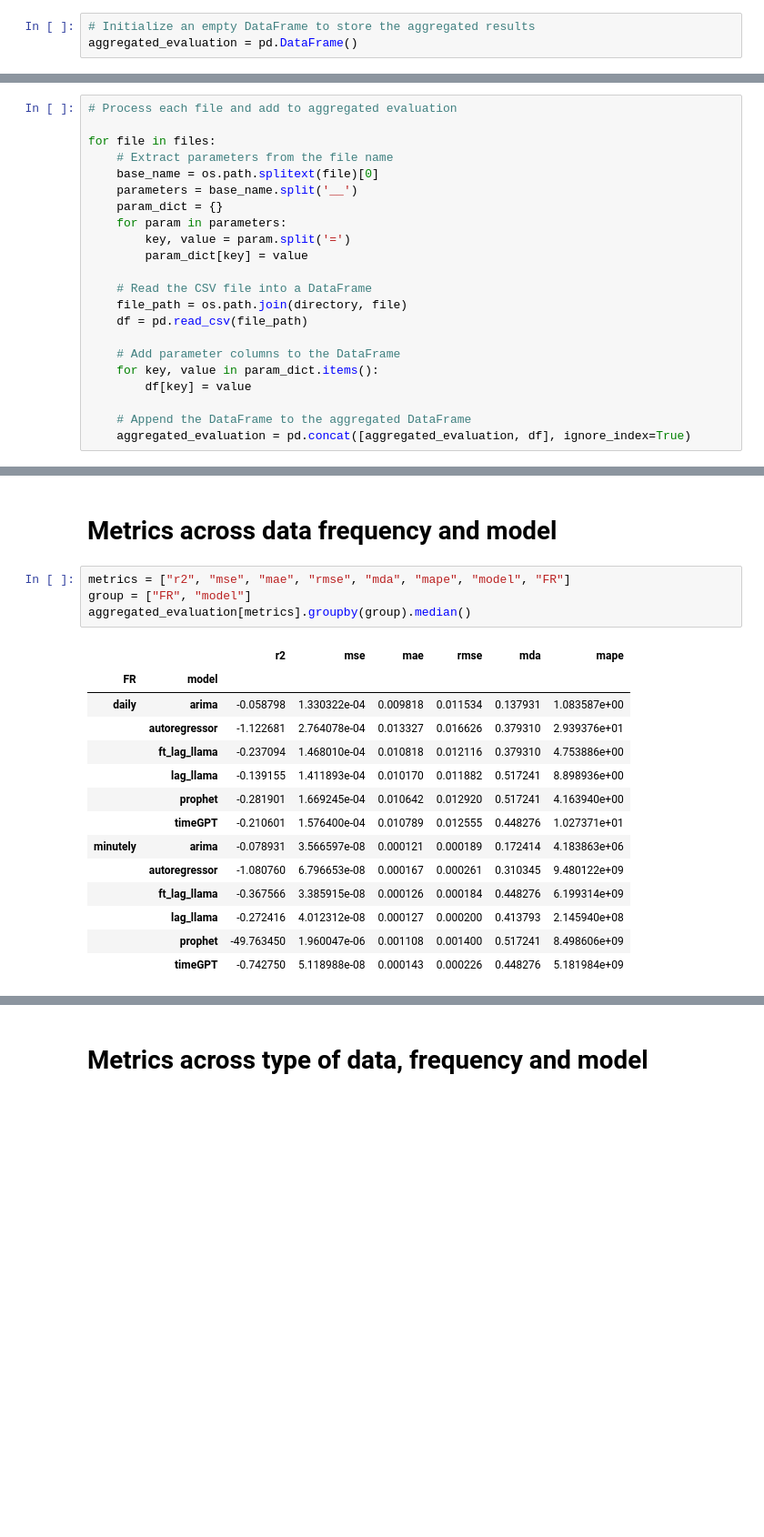
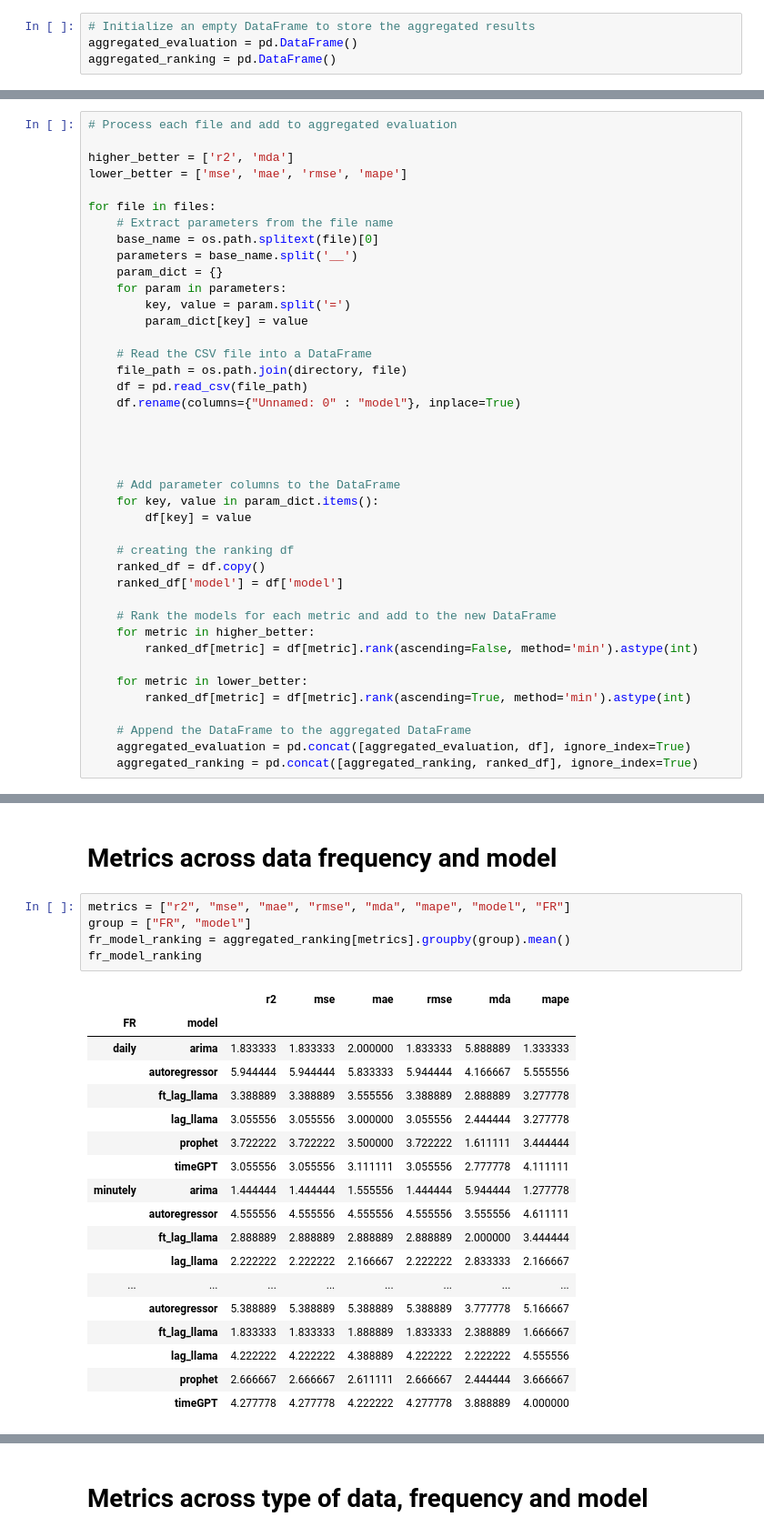
Before and after one commit to filip-topic/Time-Series-Foundation-Models-in-Financial-time-series-prediction, a Jupyter notebook: data_analysis.ipynb, the cells around one changed output, grey strips where cells are left out. Shown at 91% size. Saved outputs shown, nothing was run; the diff lists cells and outputs as text; blank space fills up the shorter version.

```diff
--- a/data_analysis.ipynb
+++ b/data_analysis.ipynb
@@ -15,11 +33,15 @@ directory = os.path.abspath(os.path.join(project_folder, "results", "evaluation"
 # %%
 # Initialize an empty DataFrame to store the aggregated results
 aggregated_evaluation = pd.DataFrame()
+aggregated_ranking = pd.DataFrame()
 # %%
 # List all files in the directory
 files = [f for f in os.listdir(directory) if f.endswith('.csv')]
 # %%
 # Process each file and add to aggregated evaluation
+
+higher_better = ['r2', 'mda']
+lower_better = ['mse', 'mae', 'rmse', 'mape']
 
 for file in files:
     # Extract parameters from the file name
@@ -33,10 +55,26 @@ for file in files:
     # Read the CSV file into a DataFrame
     file_path = os.path.join(directory, file)
     df = pd.read_csv(file_path)
+    df.rename(columns={"Unnamed: 0" : "model"}, inplace=True)
+
+
+
 
     # Add parameter columns to the DataFrame
     for key, value in param_dict.items():
         df[key] = value
 
+    # creating the ranking df
+    ranked_df = df.copy()
+    ranked_df['model'] = df['model']
+
+    # Rank the models for each metric and add to the new DataFrame
+    for metric in higher_better:
+        ranked_df[metric] = df[metric].rank(ascending=False, method='min').astype(int)
+
+    for metric in lower_better:
+        ranked_df[metric] = df[metric].rank(ascending=True, method='min').astype(int)
+
     # Append the DataFrame to the aggregated DataFrame
     aggregated_evaluation = pd.concat([aggregated_evaluation, df], ignore_index=True)
+    aggregated_ranking = pd.concat([aggregated_ranking, ranked_df], ignore_index=True)
@@ -204,19 +243,24 @@ table
 # %%
 metrics = ["r2", "mse", "mae", "rmse", "mda", "mape", "model", "FR"]
 group = ["FR", "model"]
-aggregated_evaluation[metrics].groupby(group).median()
+fr_model_ranking = aggregated_ranking[metrics].groupby(group).mean()
+fr_model_ranking
 # %% [output]
 |  |  | r2 | mse | mae | rmse | mda | mape |
 | FR | model |  |  |  |  |  |  |
-| daily | arima | -0.058798 | 1.330322e-04 | 0.009818 | 0.011534 | 0.137931 | 1.083587e+00 |
-|  | autoregressor | -1.122681 | 2.764078e-04 | 0.013327 | 0.016626 | 0.379310 | 2.939376e+01 |
-|  | ft_lag_llama | -0.237094 | 1.468010e-04 | 0.010818 | 0.012116 | 0.379310 | 4.753886e+00 |
-|  | lag_llama | -0.139155 | 1.411893e-04 | 0.010170 | 0.011882 | 0.517241 | 8.898936e+00 |
-|  | prophet | -0.281901 | 1.669245e-04 | 0.010642 | 0.012920 | 0.517241 | 4.163940e+00 |
-|  | timeGPT | -0.210601 | 1.576400e-04 | 0.010789 | 0.012555 | 0.448276 | 1.027371e+01 |
-| minutely | arima | -0.078931 | 3.566597e-08 | 0.000121 | 0.000189 | 0.172414 | 4.183863e+06 |
-|  | autoregressor | -1.080760 | 6.796653e-08 | 0.000167 | 0.000261 | 0.310345 | 9.480122e+09 |
-|  | ft_lag_llama | -0.367566 | 3.385915e-08 | 0.000126 | 0.000184 | 0.448276 | 6.199314e+09 |
-|  | lag_llama | -0.272416 | 4.012312e-08 | 0.000127 | 0.000200 | 0.413793 | 2.145940e+08 |
-|  | prophet | -49.763450 | 1.960047e-06 | 0.001108 | 0.001400 | 0.517241 | 8.498606e+09 |
-|  | timeGPT | -0.742750 | 5.118988e-08 | 0.000143 | 0.000226 | 0.448276 | 5.181984e+09 |
+| daily | arima | 1.833333 | 1.833333 | 2.000000 | 1.833333 | 5.888889 | 1.333333 |
+|  | autoregressor | 5.944444 | 5.944444 | 5.833333 | 5.944444 | 4.166667 | 5.555556 |
+|  | ft_lag_llama | 3.388889 | 3.388889 | 3.555556 | 3.388889 | 2.888889 | 3.277778 |
+|  | lag_llama | 3.055556 | 3.055556 | 3.000000 | 3.055556 | 2.444444 | 3.277778 |
+|  | prophet | 3.722222 | 3.722222 | 3.500000 | 3.722222 | 1.611111 | 3.444444 |
+|  | timeGPT | 3.055556 | 3.055556 | 3.111111 | 3.055556 | 2.777778 | 4.111111 |
+| minutely | arima | 1.444444 | 1.444444 | 1.555556 | 1.444444 | 5.944444 | 1.277778 |
+|  | autoregressor | 4.555556 | 4.555556 | 4.555556 | 4.555556 | 3.555556 | 4.611111 |
+|  | ft_lag_llama | 2.888889 | 2.888889 | 2.888889 | 2.888889 | 2.000000 | 3.444444 |
+|  | lag_llama | 2.222222 | 2.222222 | 2.166667 | 2.222222 | 2.833333 | 2.166667 |
+| ... | ... | ... | ... | ... | ... | ... | ... |
+|  | autoregressor | 5.388889 | 5.388889 | 5.388889 | 5.388889 | 3.777778 | 5.166667 |
+|  | ft_lag_llama | 1.833333 | 1.833333 | 1.888889 | 1.833333 | 2.388889 | 1.666667 |
+|  | lag_llama | 4.222222 | 4.222222 | 4.388889 | 4.222222 | 2.222222 | 4.555556 |
+|  | prophet | 2.666667 | 2.666667 | 2.611111 | 2.666667 | 2.444444 | 3.666667 |
+|  | timeGPT | 4.277778 | 4.277778 | 4.222222 | 4.277778 | 3.888889 | 4.000000 |
```
Also changed, not shown: parts of 19 cells of this notebook, 3 other files.
